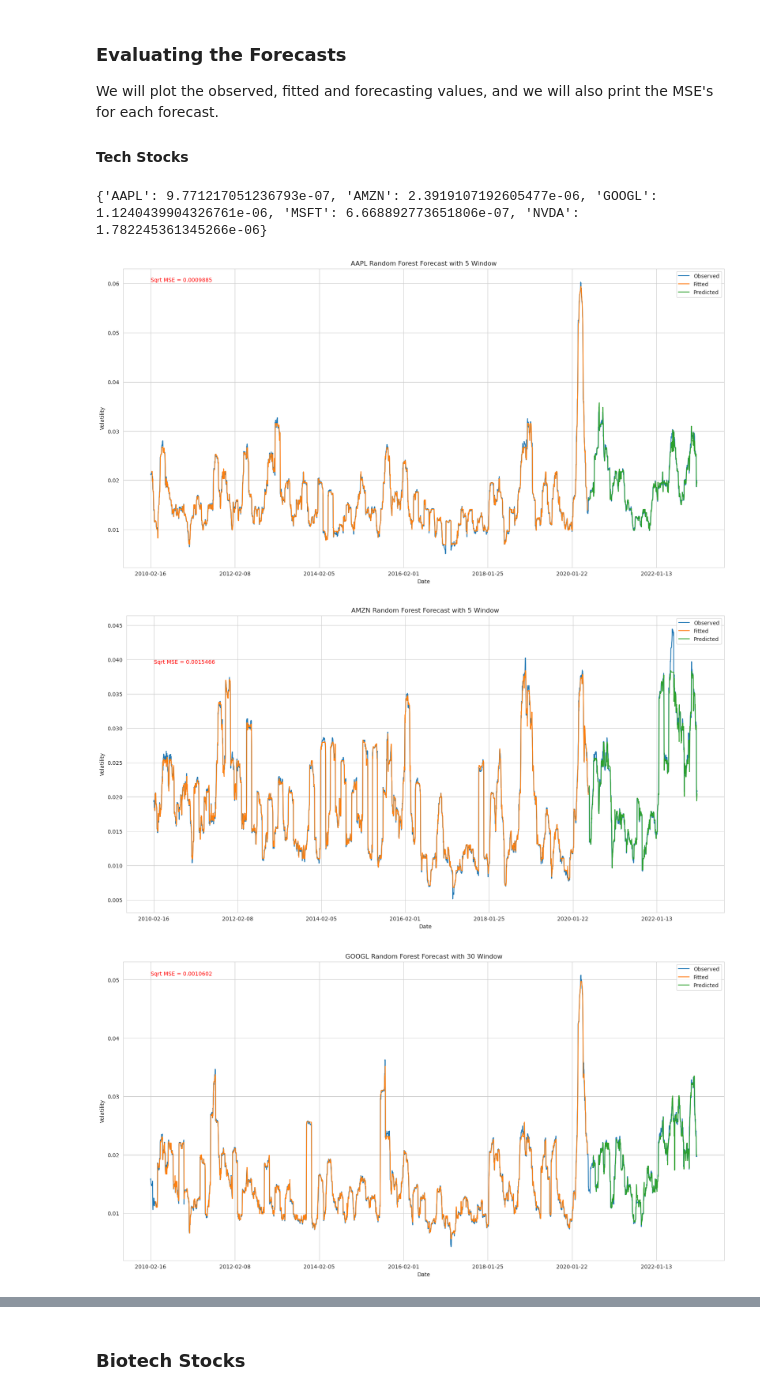
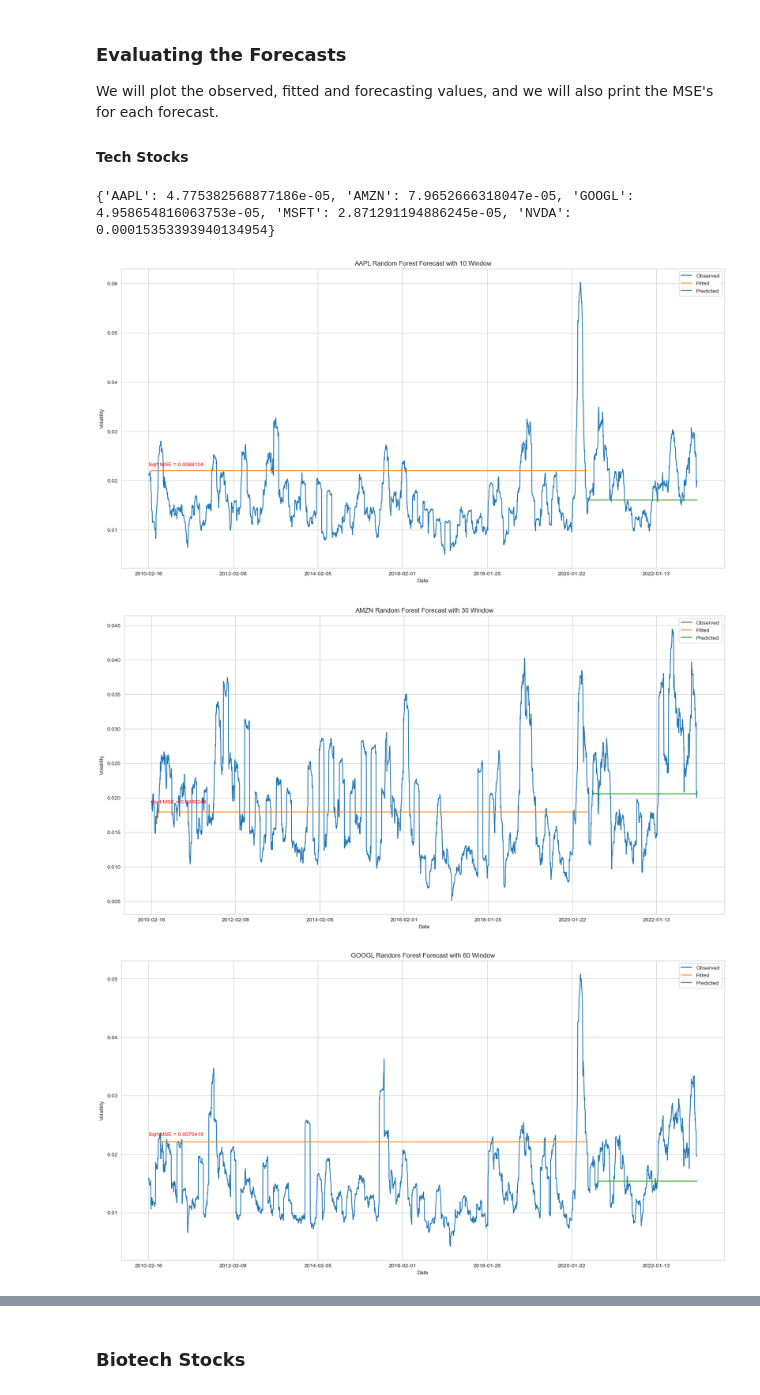
Before and after one commit to thomaspolstra/Number-Bunch-Crunch, a Jupyter notebook: Random-Forest/random-forest-forecast.ipynb, the cells around one changed output, grey strips where cells are left out. Cells and saved outputs as stored; diff of their text form; code cells hidden in the pictures.

Commit message:
random forest corrected

```diff
--- a/Random-Forest/random-forest-forecast.ipynb
+++ b/Random-Forest/random-forest-forecast.ipynb
@@ -108,7 +108,7 @@ industrial_train, industrial_test = industrial[:splitting_index].copy(), industr
 We will fit a random forest regressor to the returns. To determine the size of the rolling window, we cross validate with different window sizes and see which performs the best.
 # %%
 ## define the window sizes to be cross validated
-window_sizes = [5,10,30,60,90]
+window_sizes = [5,10,15,30,60]
 
 ## find the prediction horizon
 horizon = len(tech_test.index)
@@ -126,13 +126,16 @@ kfold = TimeSeriesSplit(n_splits=3,
 # %% [markdown]
 Perform the cross validation for the tech stocks:
 # %%
+from Volatility_Random_Forest import VolatilityRandomForest
+
 ## empty dataframe to hold the average MSES for each stock
 tech_results = pd.DataFrame(index=window_sizes, columns=tech_tickers)
 
 for stock in tech_tickers:
+    print(f"working on {stock}")
 
     ## make empty array for the mses
-    mses = {k:[0]*5 for k in window_sizes}
+    mses = {k:[0]*3 for k in window_sizes}
 
     ## this keeps track of which split we are on
     i = 0
@@ -143,8 +146,9 @@ for stock in tech_tickers:
         train = tech_train.loc[train_index, f'{stock}_volatility']
         holdout = tech_train.loc[test_index, f'{stock}_volatility']
 
-        ## for each window we make a new model
+        # for each window we make a new model
         for window in window_sizes:
+            print(f"\tworking on window {window}")
 
             ## make an X_train by collecting rolling windows of size window
             ## remove the first window rows because they contain None values
@@ -154,15 +158,14 @@ for stock in tech_tickers:
             y_train = train.values[window:]
 
             ## create random forest object and fit
-            rf = RandomForestRegressor(max_depth=5)
+            rf = VolatilityRandomForest(max_depth=5)
             rf.fit(X_train, y_train)
 
             ## make the holdout set with the same window
             X_holdout = np.concatenate([holdout.shift(t).values.reshape(-1,1) for t in range(1,window+1)],
                                      axis=1)[window:]
-
             ## make prediction on the holdout set
-            pred = rf.predict(X_holdout)
+            pred = rf.predict(X=X_holdout, n_windows=window)
 
             ## add the mean square error to the array
             mses[window][i] = mean_squared_error(tech_train.loc[test_index, f'{stock}_volatility'].values[window:],
@@ -335,13 +356,13 @@ For each stock, we will store the best window size (according to the cross-valid
 tech_windows = { k:tech_results.index[np.argmin(tech_results[f'{k}'])] for k in tech_tickers }
 
 ## biotech windows
-biotech_windows = { k:biotech_results.index[np.argmin(biotech_results[f'{k}'])] for k in biotech_tickers }
+# biotech_windows = { k:biotech_results.index[np.argmin(biotech_results[f'{k}'])] for k in biotech_tickers }
 
-## healthcare windows
-healthcare_windows = { k:healthcare_results.index[np.argmin(healthcare_results[f'{k}'])] for k in healthcare_tickers }
+# ## healthcare windows
+# healthcare_windows = { k:healthcare_results.index[np.argmin(healthcare_results[f'{k}'])] for k in healthcare_tickers }
 
-## industrial windows
-industrial_windows = { k:industrial_results.index[np.argmin(industrial_results[f'{k}'])] for k in industrial_tickers }
+# ## industrial windows
+# industrial_windows = { k:industrial_results.index[np.argmin(industrial_results[f'{k}'])] for k in industrial_tickers }
 # %% [markdown]
 ### Fitting the Models on the Training Set
 
@@ -354,7 +375,7 @@ for stock in tech_tickers:
     ## get the best window size
     window = tech_windows[stock]
 
-    ## get the returns
+    ## get the volatility
     vol = tech_train[f'{stock}_volatility']
 
     ## make X_train and y_train for the regressor
@@ -363,7 +384,7 @@ for stock in tech_tickers:
     y_train = vol.values[window:]
 
     ## make random forest object and fit
-    rf = RandomForestRegressor(max_depth=5)
+    rf = VolatilityRandomForest(max_depth=5)
     rf.fit(X_train,
            y_train)
 
@@ -425,37 +446,37 @@ for stock in tech_tickers:
                                      axis=1)[window:]
     X_test = np.concatenate([tech_test[f'{stock}_volatility'].shift(t).values.reshape(-1,1) for t in range(1,window+1)],
                                      axis=1)[window:]
-    fitted = rf.predict(X_train)
-    pred = rf.predict(X_test)
+    fitted = rf.predict(X_train, n_windows=1)
+    pred = rf.predict(X_test, n_windows=1)
     y_true = tech_test[f'{stock}_volatility'][window:]
     tech_mse[stock] = mean_squared_error(y_true, pred)
 
     ## make dataframes to be plotted
     obs_df = pd.DataFrame(data=tech[f"{stock}_volatility"].values,
                           index=tech.Date,
                           columns=["Observed"])
 
     fit_df = pd.DataFrame(data=fitted,
                           index=tech_train.Date[window:],
                           columns=["Fitted"])
 
     pred_df = pd.DataFrame(data=pred,
                            index=tech_test.Date[window:],
                            columns=["Predicted"])
     df = pd.concat([obs_df, fit_df, pred_df], axis=1)
 
     ## make the plot
     ax = df.plot(y=["Observed", "Fitted", "Predicted"],
         figsize=(20,10),
         ylabel="Volatility",
         title=f"{stock} Random Forest Forecast with {tech_windows[stock]} Window")
     ax.text(0,df["Fitted"].max() + 0.001, f"Sqrt MSE = {round(np.sqrt(tech_mse[stock]),7)}",
             color="red")
 
 
 print(tech_mse)
 # %% [output]
-{'AAPL': 9.771217051236793e-07, 'AMZN': 2.3919107192605477e-06, 'GOOGL': 1.1240439904326761e-06, 'MSFT': 6.668892773651806e-07, 'NVDA': 1.782245361345266e-06}
+{'AAPL': 4.775382568877186e-05, 'AMZN': 7.9652666318047e-05, 'GOOGL': 4.958654816063753e-05, 'MSFT': 2.871291194886245e-05, 'NVDA': 0.00015353393940134954}
-[figure, old version]
+[figure, new version]
-[figure, old version]
+[figure, new version]
-[figure, old version]
+[figure, new version]
```
Also changed, not shown: parts of 6 cells of this notebook, 1 other file.
